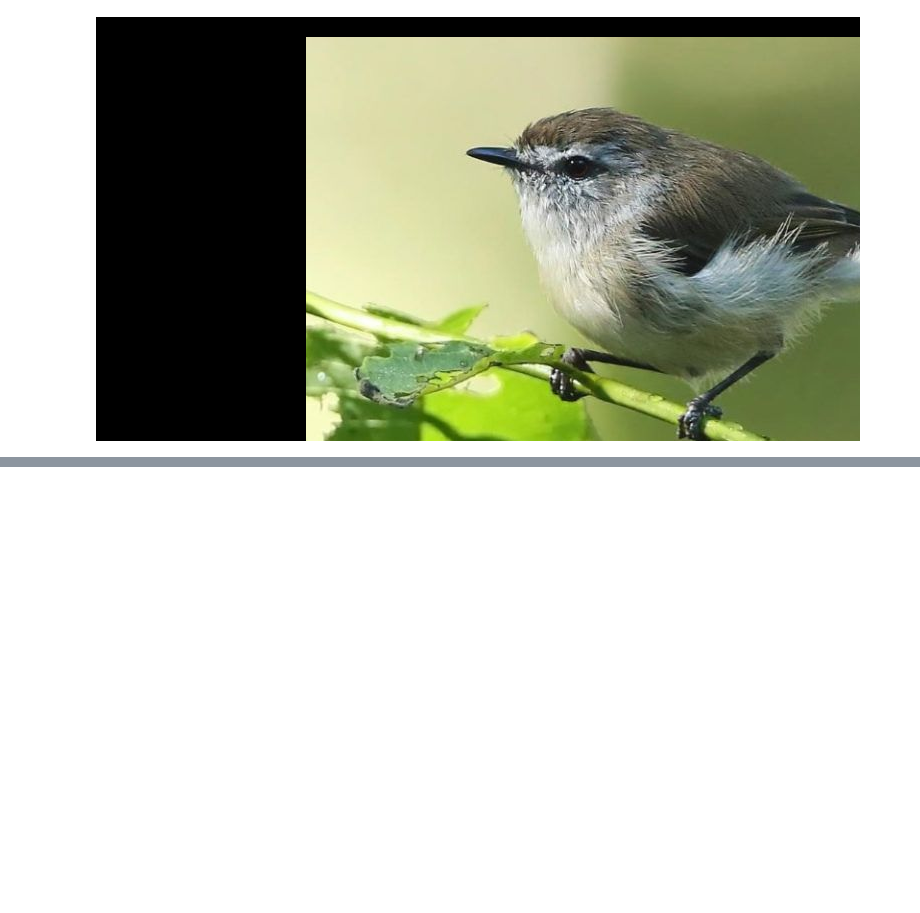
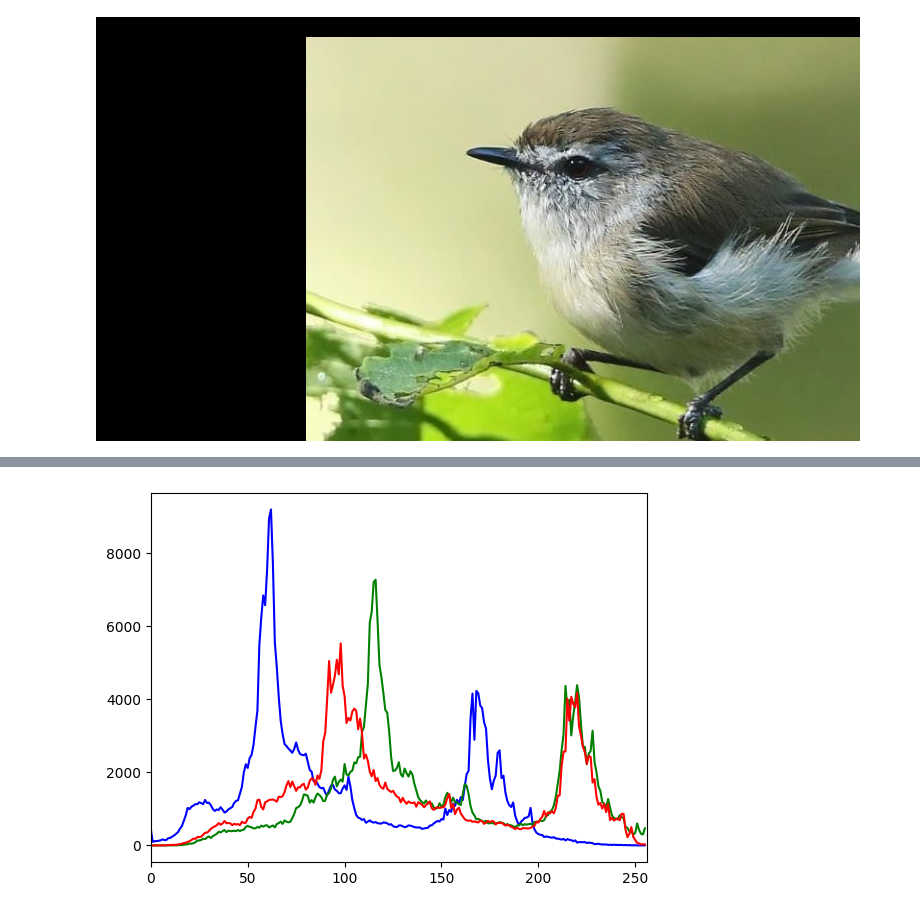
Before and after one commit to ISRAEL-MP/Practica0_Comentario_codigo_-limpio, a Jupyter notebook: PROCESAMIENTO_DE_IMÁGENES.ipynb, the cells around one changed output, grey strips where cells are left out. Saved outputs shown, nothing was run; the diff lists cells and outputs as text; code cells hidden in the pictures; blank space fills up the shorter version.

```diff
--- a/PROCESAMIENTO_DE_IMÁGENES.ipynb
+++ b/PROCESAMIENTO_DE_IMÁGENES.ipynb
@@ -157,0 +427,8 @@ AttributeError: ignored
+# %%
+import cv2
+import numpy as np
+from matplotlib import pyplot as plt
+#cv2.IMREAD_GRAYSCALE: carga la imagen
+img = "/content/drive/MyDrive/Imagen/Sin título.jpg"
+img = cv2.imread(img)
+cv2_imshow(img)
@@ -157,0 +437,16 @@ AttributeError: ignored
+# %%
+#canal: b=azul , g=verde , r=azul
+color = ('b','g','r')
+#recorrido por cada canal
+for i, c in enumerate(color):
+  hist = cv2.calcHist([img], [i], None, [256], [0, 256])
+  #color = c
+  plt.plot(hist, color = c)
+  #establece límites x de los ejes actuales
+  plt.xlim([0,256])
+#muestra el histograma
+plt.show()
+#destruye las ventanas
+cv2.destroyAllWindows()
+# %% [output]
+[figure, added]
```
Also changed, not shown: parts of 19 cells of this notebook.
